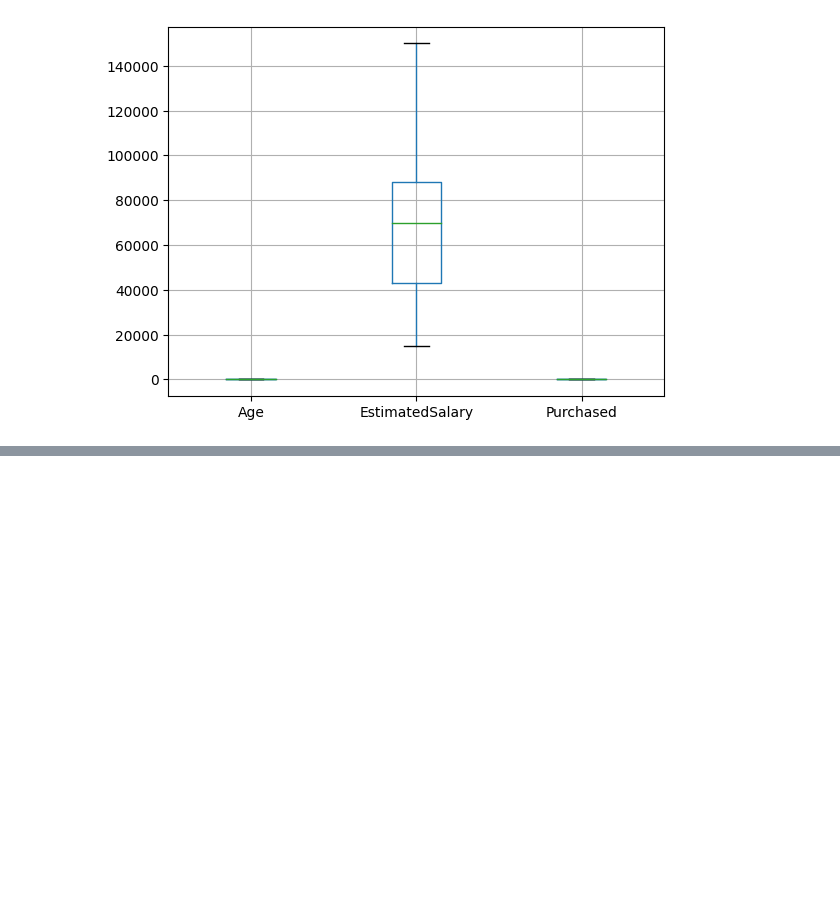
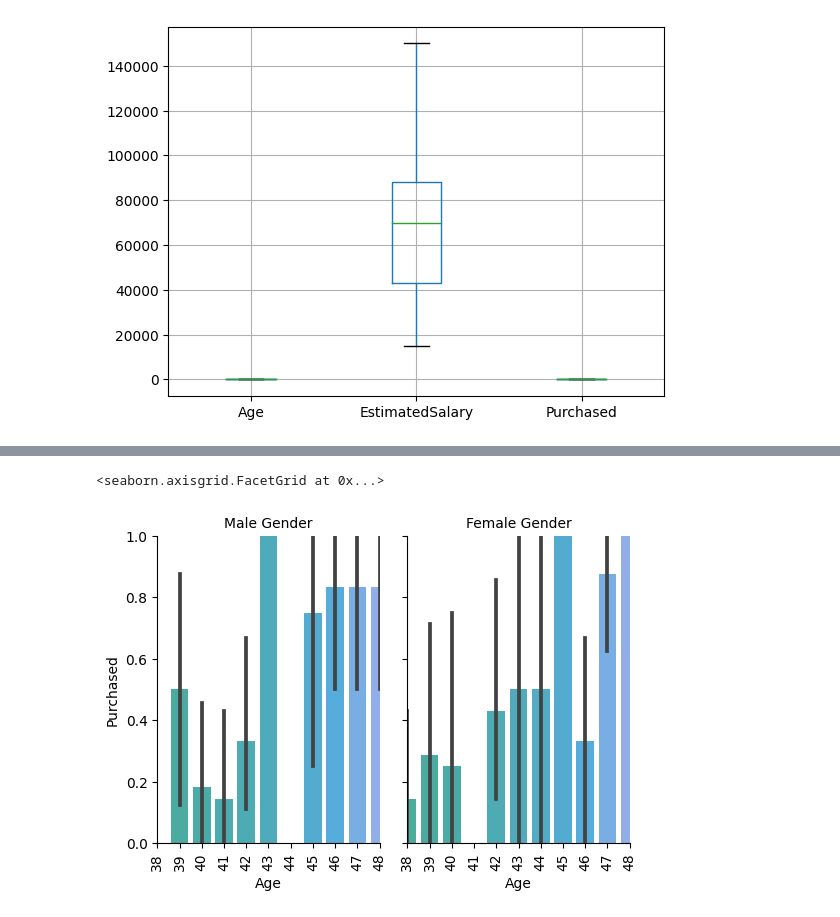
Before and after one commit to juneedpk/vscode-jupyter, a Jupyter notebook: eda.ipynb, the cells around one changed output, grey strips where cells are left out. Drawn from its saved outputs; the diff is of its cells as text; code cells hidden in the pictures; blank space fills up the shorter version.

```diff
--- a/eda.ipynb
+++ b/eda.ipynb
@@ -174,0 +175,11 @@ sns.displot(data=ads2, x="EstimatedSalary", hue="Gender",kind="kde", fill=True,c
+# %%
+g =sns.catplot(data=ads2, x="Age",y='Purchased',col='Gender',kind="bar",height=4, aspect=.7)
+
+g.set_axis_labels("Age", "Purchased")
+g.set_xticklabels(rotation=90)
+g.set_titles("{col_name} {col_var}")
+g.set(ylim=(0, 1))
+g.set(xlim=(20,30))
+# %% [output]
+<seaborn.axisgrid.FacetGrid at 0x...>
+[figure, added]
```
Also changed, not shown: parts of 1 cell of this notebook.
